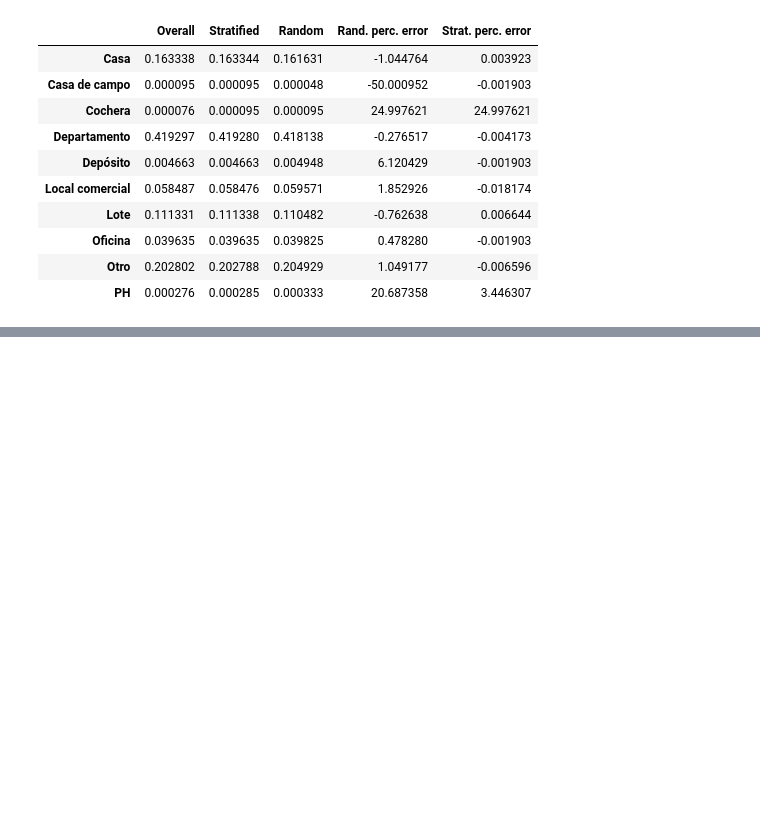
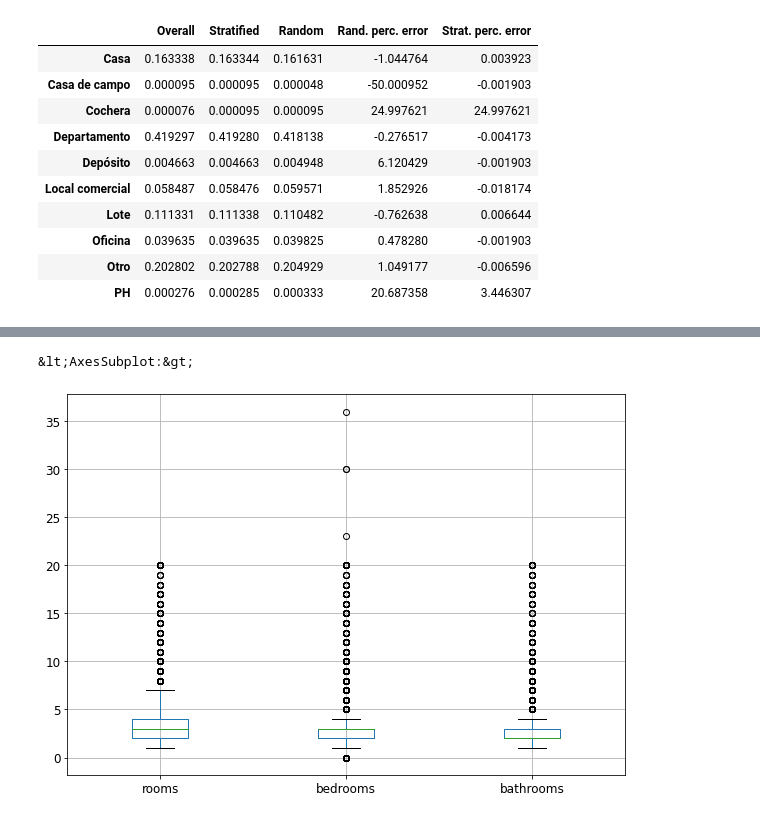
Before and after one commit to Benjacho/properati-ml-forecast, a Jupyter notebook: script.ipynb, the cells around one changed output, grey strips where cells are left out. Saved outputs shown, nothing was run; the diff lists cells and outputs as text; code cells hidden in the pictures; blank space fills up the shorter version.

```diff
--- a/script.ipynb
+++ b/script.ipynb
@@ -242,0 +356,5 @@ Concluding doing this comparison, we can see that when we use random sampling we
+# %%
+properati.boxplot(column=['rooms', 'bedrooms', 'bathrooms'],figsize=(10,7))
+# %% [output]
+&lt;AxesSubplot:&gt;
+[figure, added]
```
Also changed, not shown: parts of 32 cells of this notebook, 1 other file.
